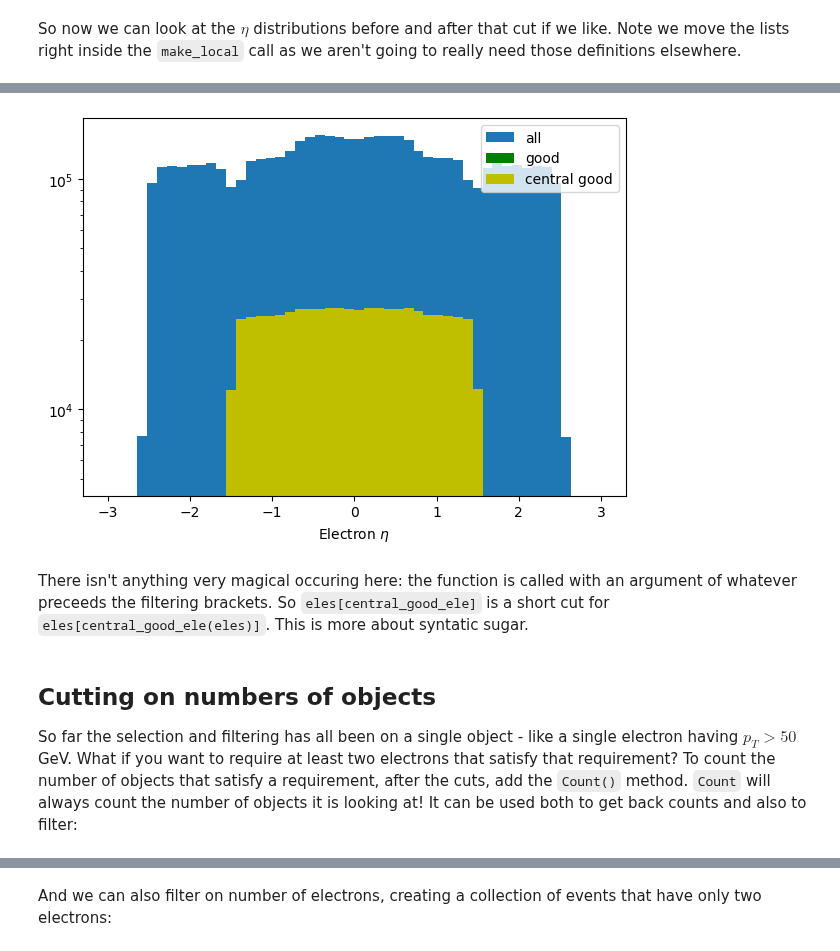
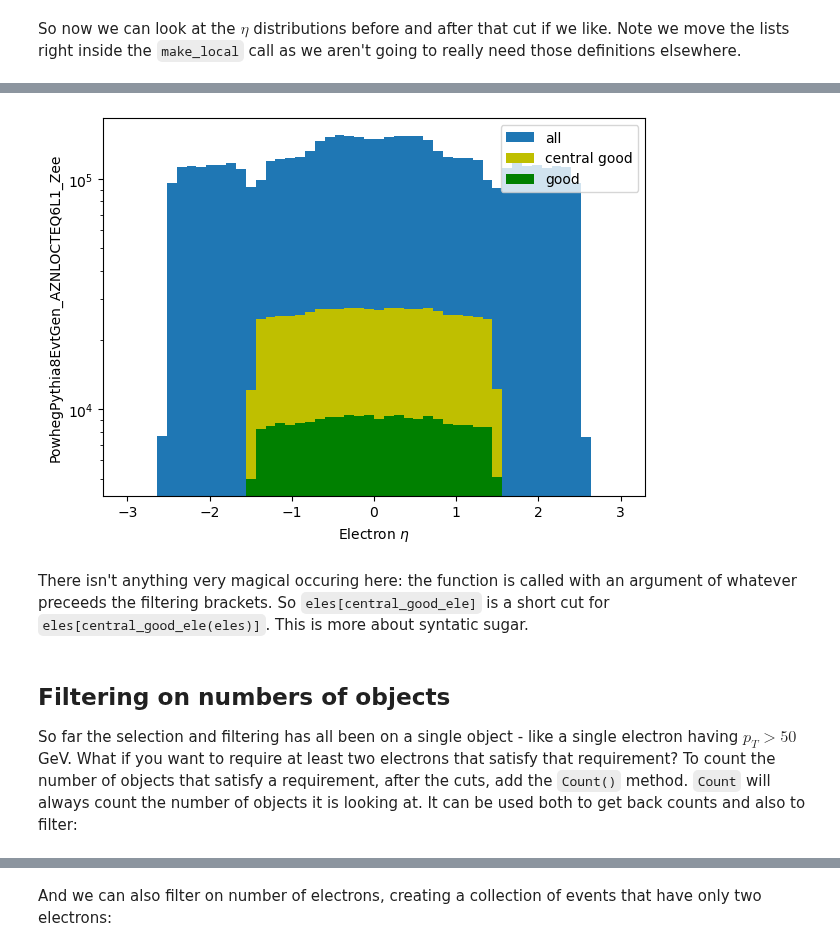
Before and after one commit to gordonwatts/hep_tables, a Jupyter notebook: notebooks/01-Plotting-and-Filtering.ipynb, the cells around one changed output, grey strips where cells are left out. Saved outputs shown, nothing was run; the diff lists cells and outputs as text; code cells hidden in the pictures.

```diff
--- a/notebooks/01-Plotting-and-Filtering.ipynb
+++ b/notebooks/01-Plotting-and-Filtering.ipynb
@@ -107,18 +129,19 @@ Wall time: 1min 15s
 # %%
 plt.hist(np_eta_all.flatten(), label='all', bins=50, range=(-3.0,3.0))
+plt.hist(np_eta_central_good.flatten(), label='central good', bins=50, range=(-3.0,3.0), color='y')
 plt.hist(np_eta_good.flatten(), label='good', bins=50, range=(-3.0,3.0), color='g')
-plt.hist(np_eta_central_good.flatten(), label='central good', bins=50, range=(-3.0,3.0), color='y')
 plt.yscale('log')
+plt.ylabel('PowhegPythia8EvtGen_AZNLOCTEQ6L1_Zee')
 plt.xlabel('Electron $\eta$')
 plt.legend();
 # %% [output]
-[figure, old version]
+[figure, new version]
 # %% [markdown]
 There isn't anything very magical occuring here: the function is called with an argument of whatever preceeds the filtering brackets. So `eles[central_good_ele]` is a short cut for `eles[central_good_ele(eles)]`. This is more about syntatic sugar.
 # %% [markdown]
-## Cutting on numbers of objects
+## Filtering on numbers of objects
 
-So far the selection and filtering has all been on a single object - like a single electron having $p_T > 50$ GeV. What if you want to require at least two electrons that satisfy that requirement? To count the number of objects that satisfy a requirement, after the cuts, add the `Count()` method. `Count` will always count the number of objects it is looking at! It can be used both to get back counts and also to filter:
+So far the selection and filtering has all been on a single object - like a single electron having $p_T > 50$ GeV. What if you want to require at least two electrons that satisfy that requirement? To count the number of objects that satisfy a requirement, after the cuts, add the `Count()` method. `Count` will always count the number of objects it is looking at. It can be used both to get back counts and also to filter:
 # %%
 %%time
 electron_counts = make_local(eles.Count())
```
Also changed, not shown: parts of 23 cells of this notebook.
